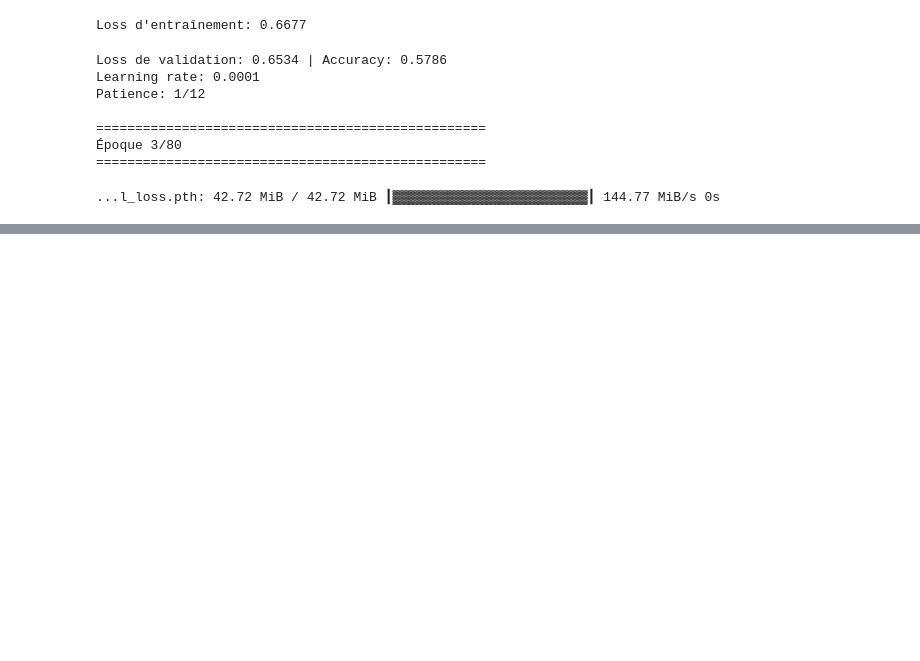
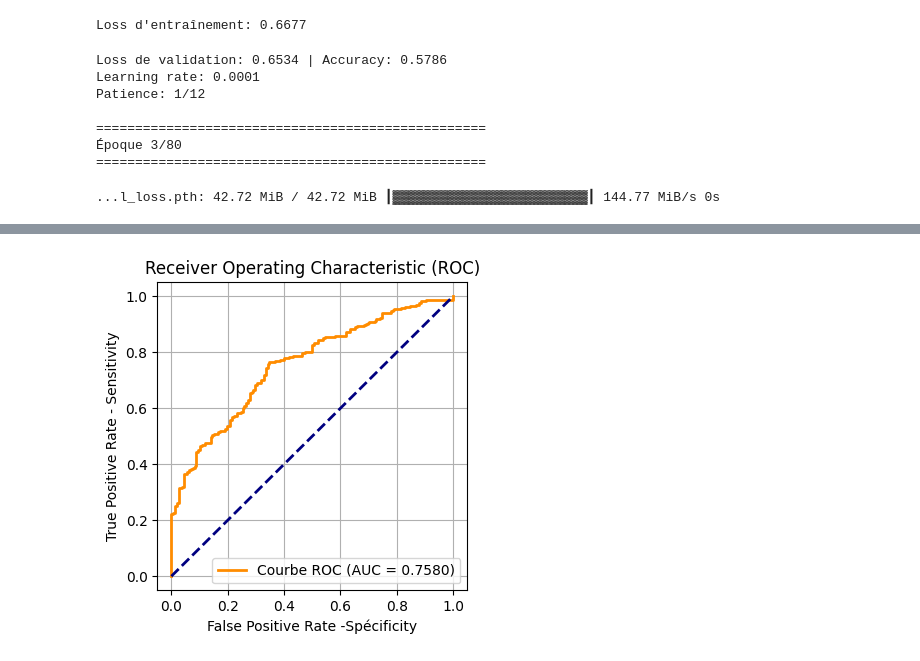
Before and after one commit to diabitbol/ot-domain-adaptation-mammography, a Jupyter notebook: general_notebook.ipynb, the cells around one changed output, grey strips where cells are left out. Drawn from its saved outputs; the diff is of its cells as text; code cells hidden in the pictures; blank space fills up the shorter version.

```diff
--- a/general_notebook.ipynb
+++ b/general_notebook.ipynb
@@ -228,0 +270,7 @@ Patience: 1/12
+# %%
+roc_auc(
+    labels_np = labels_np,
+    probabilities_np = probabilities_np
+)
+# %% [output]
+[figure, added]
```
Also changed, not shown: parts of 10 cells of this notebook, 1 other file.
